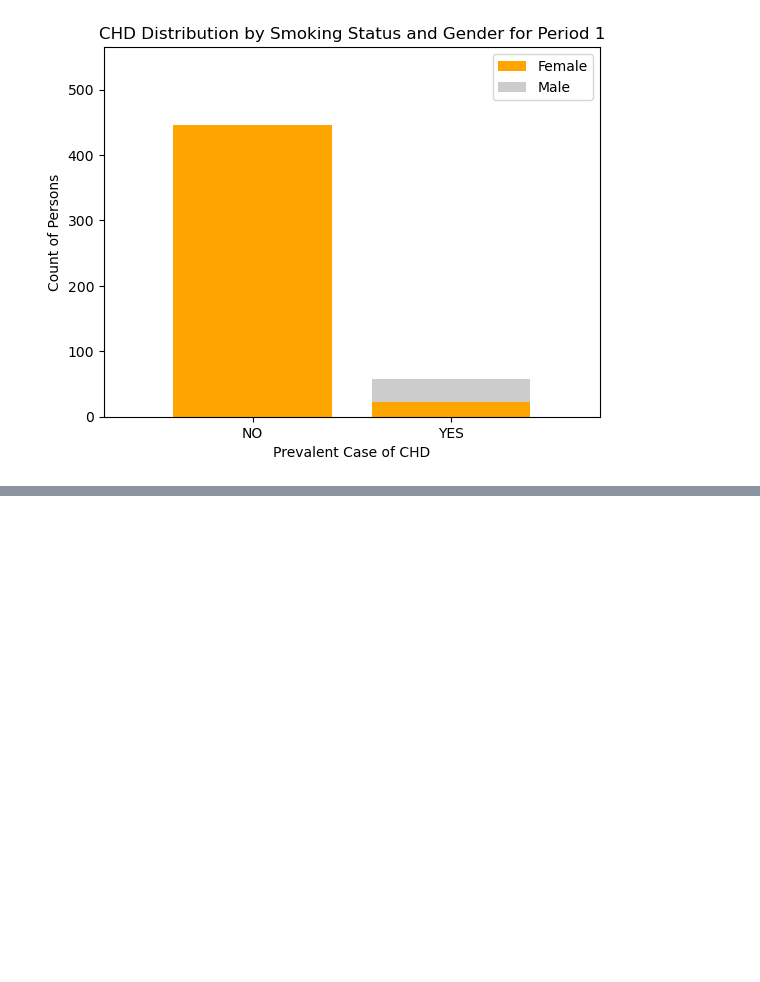
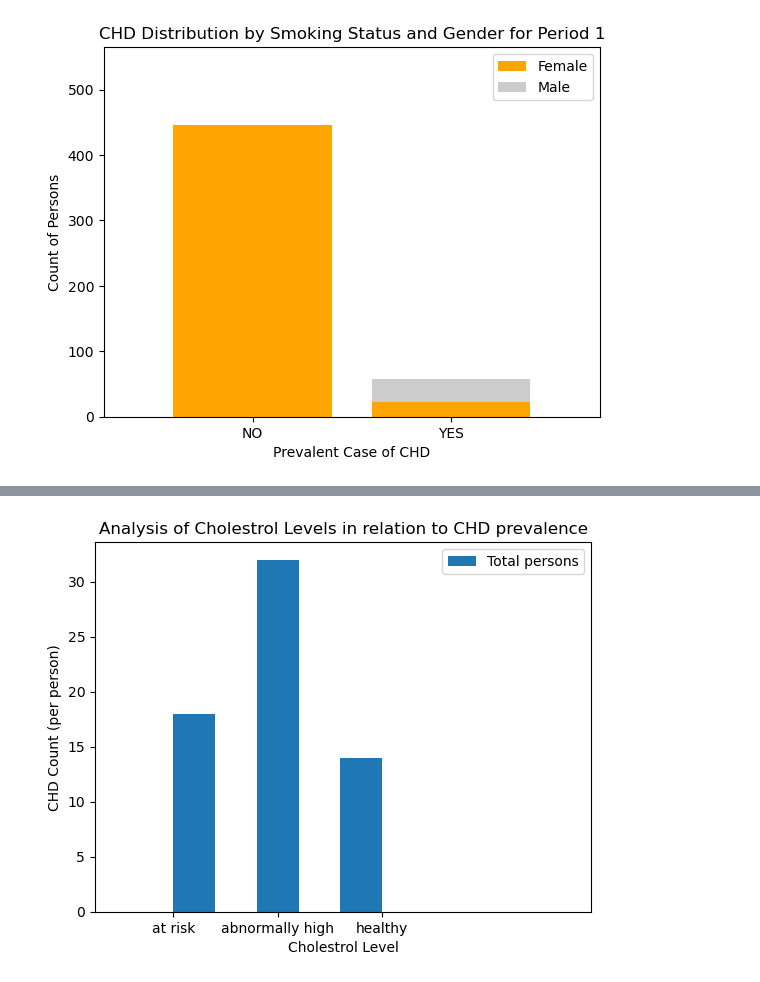
Before and after one commit to Yasmin-9/HeartInsights, a Jupyter notebook: sex/sex.ipynb, the cells around one changed output, grey strips where cells are left out. Saved outputs shown, nothing was run; the diff lists cells and outputs as text; code cells hidden in the pictures; blank space fills up the shorter version.

```diff
--- a/sex/sex.ipynb
+++ b/sex/sex.ipynb
@@ -388,0 +392,7 @@ plt.show()
+# %%
+# SEX, CHOLESTROL AND CHD CORRELATION
+
+#Create a new dataframe with relevant columns
+
+chol_df = file[['ID','SEX','TOTAL CHOLESTROL','PREVALENT CHD','PERIOD']]
+chol_df.count()
@@ -388,0 +440,10 @@ plt.show()
+# %%
+# Filter by Period 1 only
+
+chol_p1 = chol_df.loc[chol_df['PERIOD']==1,:]
+chol_p1
+
+# Filter again by PREVALENCT CHD=='YES'
+
+chol_p1 = chol_p1.loc[chol_p1['PREVALENT CHD']=='YES',:]
+chol_p1
@@ -388,0 +464,17 @@ plt.show()
+# %%
+# Plotting Histogram of Cholestrol levels in relation to CHD prevalence
+
+plt.hist(chol_p1['CHOLESTROL LEVEL'],bins=5,align='mid',label = 'Total persons')
+
+plt.xlabel('Cholestrol Level')
+plt.ylabel('CHD Count (per person)')
+plt.xlim(-0.75,len(bin_names))
+plt.title('Analysis of Cholestrol Levels in relation to CHD prevalence')
+plt.legend()
+plt.show()
+
+#one bin missing??
+#gta make it in order
+#alignment kinda weird..
+# %% [output]
+[figure, added]
```
Also changed, not shown: parts of 10 cells of this notebook.
